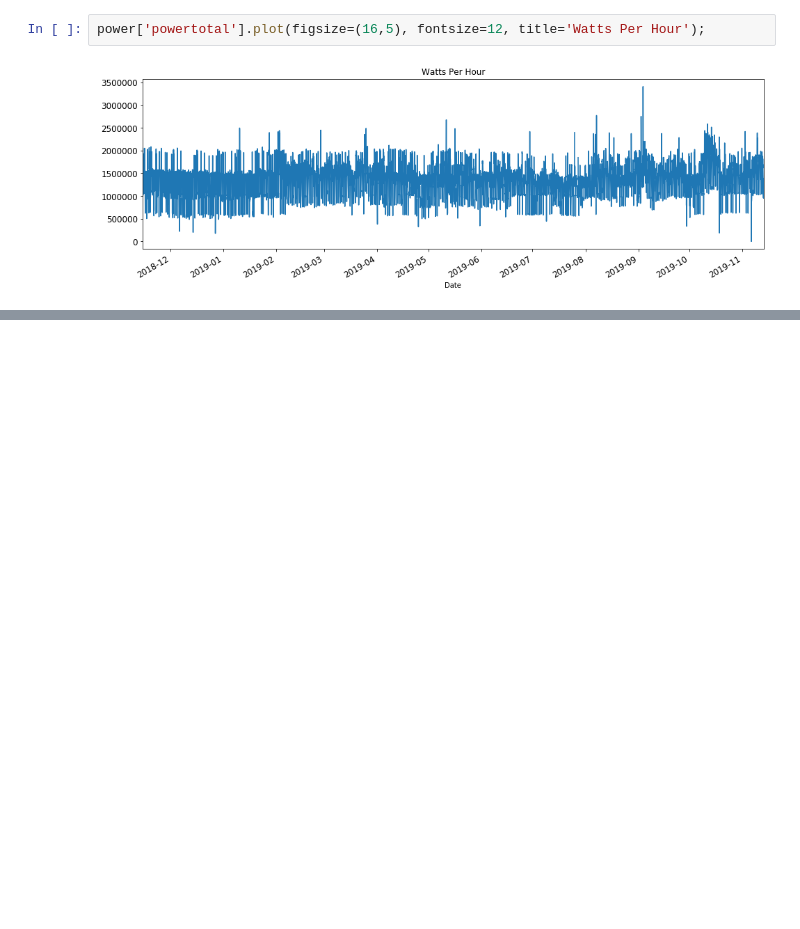
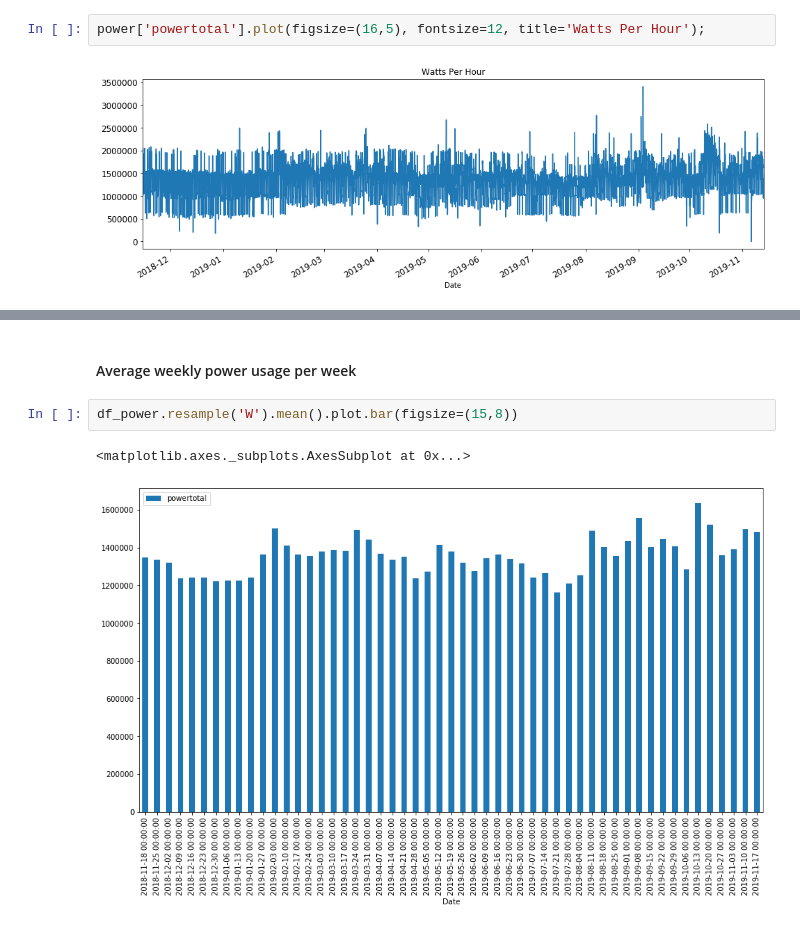
Before and after one commit to Landstein/Water-Treatment-Plant-Power-Predictions, a Jupyter notebook: Facebook Prophet Analysis.ipynb, the cells around one changed output, grey strips where cells are left out. Saved outputs shown, nothing was run; the diff lists cells and outputs as text; blank space fills up the shorter version.

```diff
--- a/Facebook Prophet Analysis.ipynb
+++ b/Facebook Prophet Analysis.ipynb
@@ -60,0 +74,7 @@ power['powertotal'].plot(figsize=(16,5), fontsize=12, title='Watts Per Hour');
+# %% [markdown]
+#### Average weekly power usage per week
+# %%
+df_power.resample('W').mean().plot.bar(figsize=(15,8))
+# %% [output]
+<matplotlib.axes._subplots.AxesSubplot at 0x...>
+[figure, added]
```
Also changed, not shown: parts of 5 cells of this notebook.
